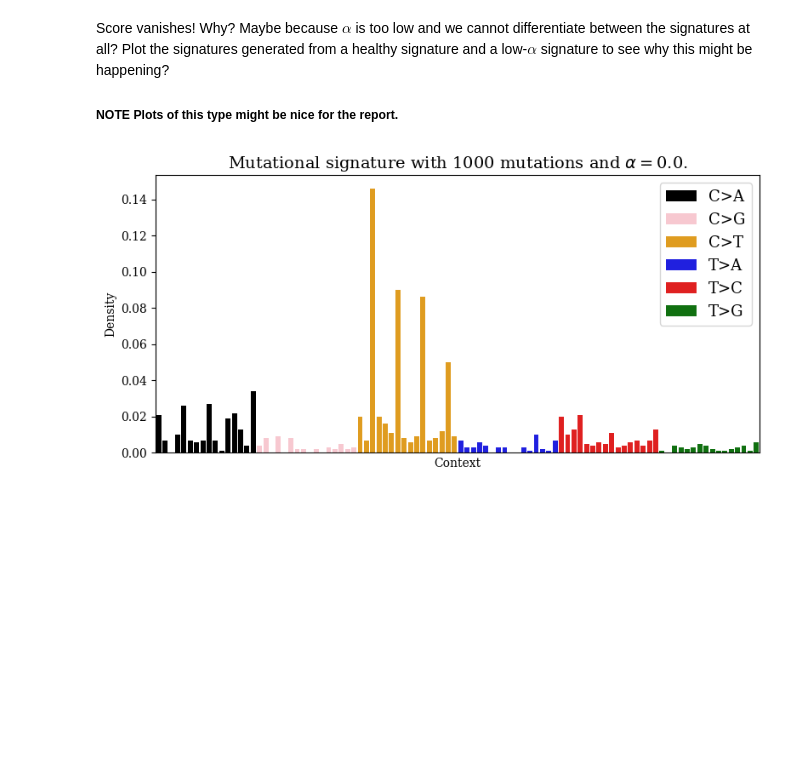
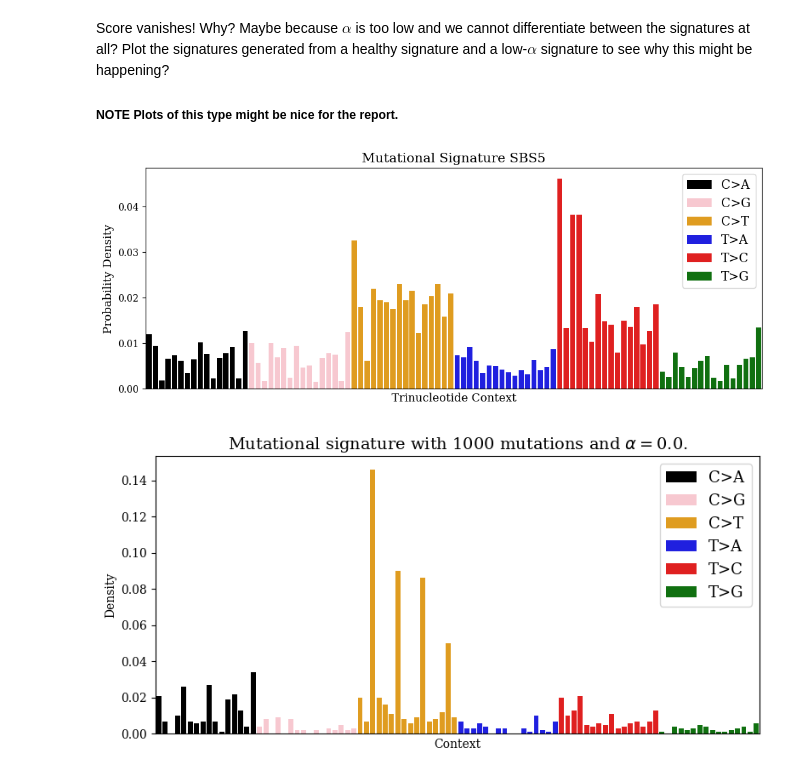
Before and after one commit to fredwdickinson/rscam-g6, a Jupyter notebook: Notebooks/abc_alpha/abc_analysis.ipynb, the cells around one changed output. Drawn from its saved outputs; the diff is of its cells as text; code cells hidden in the pictures; blank space fills up the shorter version.

Commit message:
Extra plots for report

```diff
--- a/Notebooks/abc_alpha/abc_analysis.ipynb
+++ b/Notebooks/abc_alpha/abc_analysis.ipynb
@@ -99,6 +99,16 @@ __ = abc_models.old_optimal_alpha_tol(healthy_profile, sbs88_profile, alpha = 0.
 Score vanishes! Why? Maybe because $\alpha$ is too low and we cannot differentiate between the signatures at all? Plot the signatures generated from a healthy signature and a low-$\alpha$ signature to see why this might be happening?
 
 ##### NOTE Plots of this type might be nice for the report.
+# %%
+importlib.reload(synthetic_data);
+contexts = clean_sig_df["Context"]
+mutations = clean_sig_df["Mutation"]
+sbs5_profile = clean_sig_df["SBS5"]
+
+plot_title = "Mutational Signature SBS5"
+synthetic_data.plot_signature(contexts, mutations, sbs5_profile, axis_ticks = False, title = plot_title, save = False)
+# %% [output]
+[figure, added]
 # %%
 importlib.reload(synthetic_data);
 contexts = clean_sig_df["Context"]
```
Also changed, not shown: parts of 11 cells of this notebook, 3 other files.
